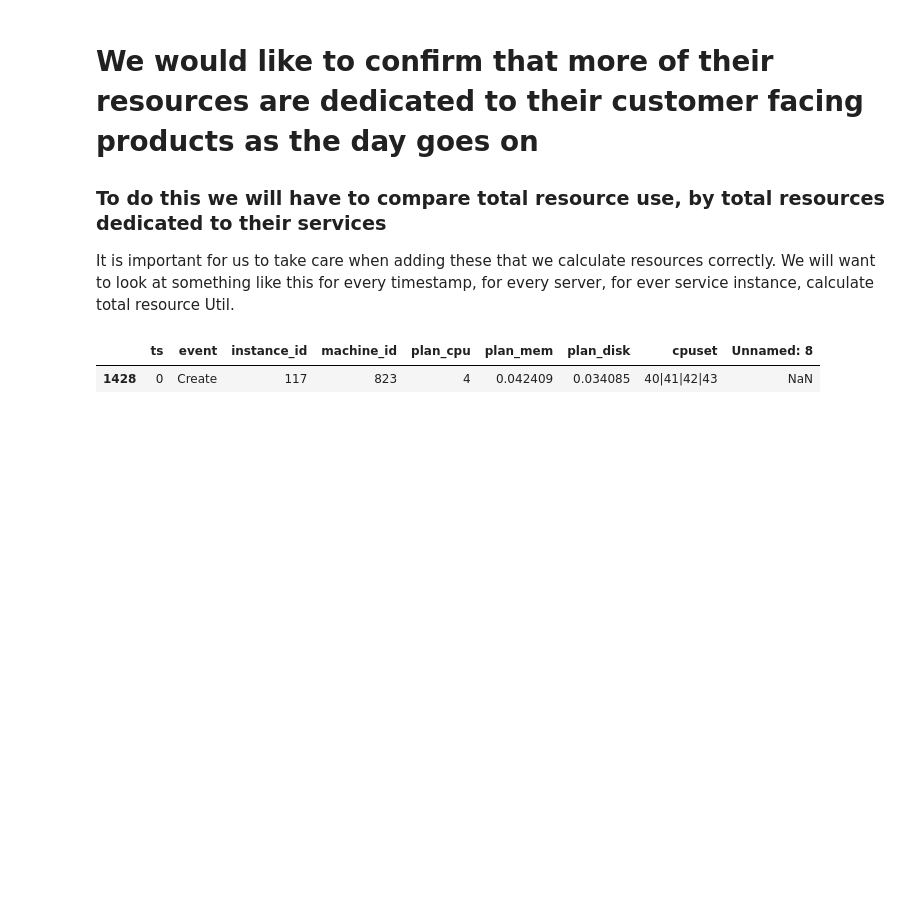
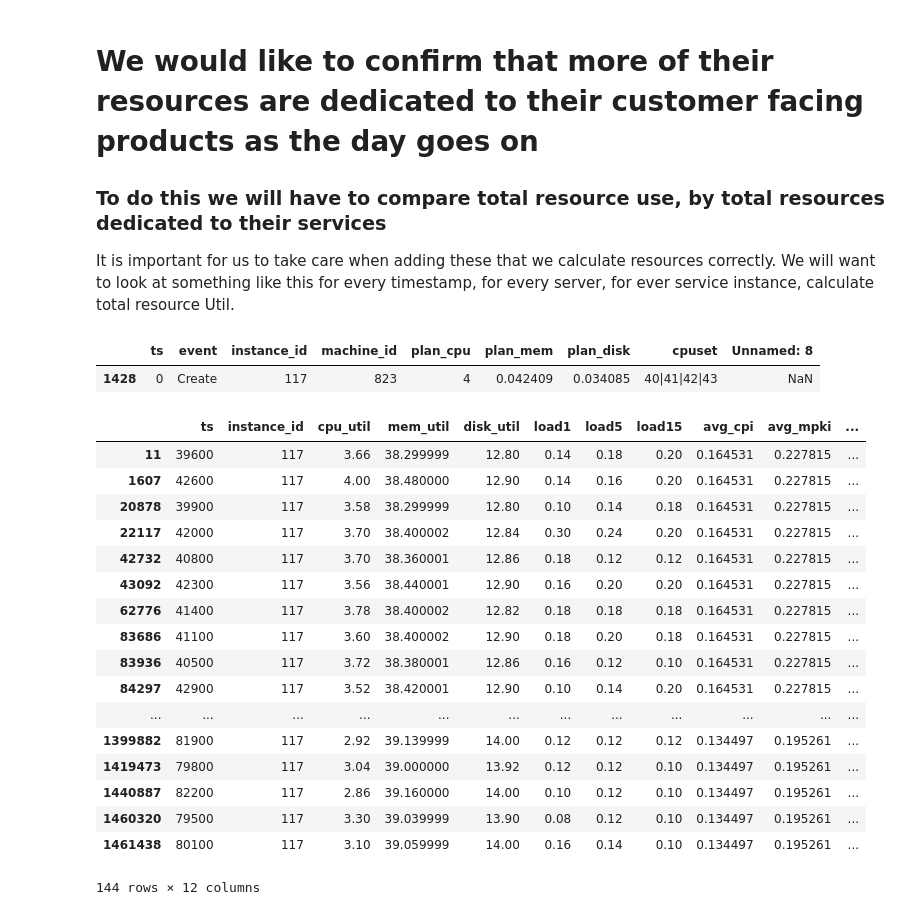
Before and after one commit to codestar12/gc_project, a Jupyter notebook: note_books/Service Usage over day.ipynb, the cells around one changed output. Saved outputs shown, nothing was run; the diff lists cells and outputs as text; code cells hidden in the pictures; blank space fills up the shorter version.

```diff
--- a/note_books/Service Usage over day.ipynb
+++ b/note_books/Service Usage over day.ipynb
@@ -18,3 +18,24 @@ service_containers[service_containers.instance_id == ids_at_39600[0]]
 # %% [output]
 |  | ts | event | instance_id | machine_id | plan_cpu | plan_mem | plan_disk | cpuset | Unnamed: 8 |
 | 1428 | 0 | Create | 117 | 823 | 4 | 0.042409 | 0.034085 | 40|41|42|43 | NaN |
+# %%
+service_instances[service_instances.instance_id == ids_at_39600[0]]
+# %% [output]
+|  | ts | instance_id | cpu_util | mem_util | disk_util | load1 | load5 | load15 | avg_cpi | avg_mpki | ... |
+| 11 | 39600 | 117 | 3.66 | 38.299999 | 12.80 | 0.14 | 0.18 | 0.20 | 0.164531 | 0.227815 | ... |
+| 1607 | 42600 | 117 | 4.00 | 38.480000 | 12.90 | 0.14 | 0.16 | 0.20 | 0.164531 | 0.227815 | ... |
+| 20878 | 39900 | 117 | 3.58 | 38.299999 | 12.80 | 0.10 | 0.14 | 0.18 | 0.164531 | 0.227815 | ... |
+| 22117 | 42000 | 117 | 3.70 | 38.400002 | 12.84 | 0.30 | 0.24 | 0.20 | 0.164531 | 0.227815 | ... |
+| 42732 | 40800 | 117 | 3.70 | 38.360001 | 12.86 | 0.18 | 0.12 | 0.12 | 0.164531 | 0.227815 | ... |
+| 43092 | 42300 | 117 | 3.56 | 38.440001 | 12.90 | 0.16 | 0.20 | 0.20 | 0.164531 | 0.227815 | ... |
+| 62776 | 41400 | 117 | 3.78 | 38.400002 | 12.82 | 0.18 | 0.18 | 0.18 | 0.164531 | 0.227815 | ... |
+| 83686 | 41100 | 117 | 3.60 | 38.400002 | 12.90 | 0.18 | 0.20 | 0.18 | 0.164531 | 0.227815 | ... |
+| 83936 | 40500 | 117 | 3.72 | 38.380001 | 12.86 | 0.16 | 0.12 | 0.10 | 0.164531 | 0.227815 | ... |
+| 84297 | 42900 | 117 | 3.52 | 38.420001 | 12.90 | 0.10 | 0.14 | 0.20 | 0.164531 | 0.227815 | ... |
+| ... | ... | ... | ... | ... | ... | ... | ... | ... | ... | ... | ... |
+| 1399882 | 81900 | 117 | 2.92 | 39.139999 | 14.00 | 0.12 | 0.12 | 0.12 | 0.134497 | 0.195261 | ... |
+| 1419473 | 79800 | 117 | 3.04 | 39.000000 | 13.92 | 0.12 | 0.12 | 0.10 | 0.134497 | 0.195261 | ... |
+| 1440887 | 82200 | 117 | 2.86 | 39.160000 | 14.00 | 0.10 | 0.12 | 0.10 | 0.134497 | 0.195261 | ... |
+| 1460320 | 79500 | 117 | 3.30 | 39.039999 | 13.90 | 0.08 | 0.12 | 0.10 | 0.134497 | 0.195261 | ... |
+| 1461438 | 80100 | 117 | 3.10 | 39.059999 | 14.00 | 0.16 | 0.14 | 0.10 | 0.134497 | 0.195261 | ... |
+144 rows × 12 columns
```
